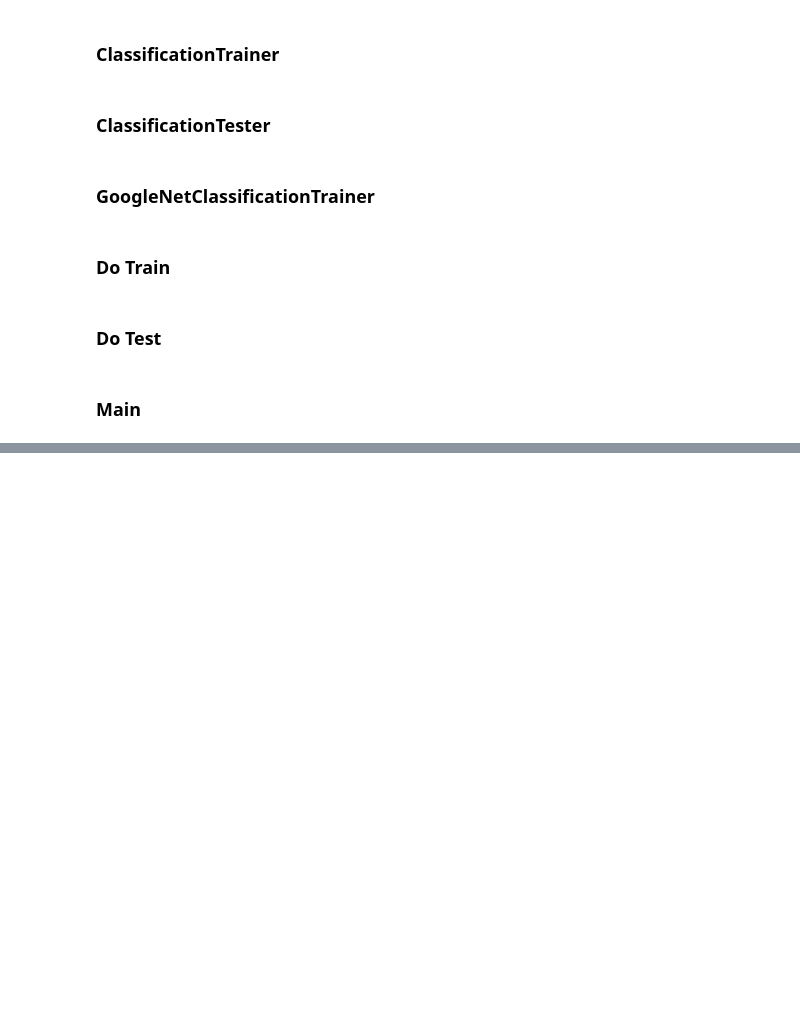
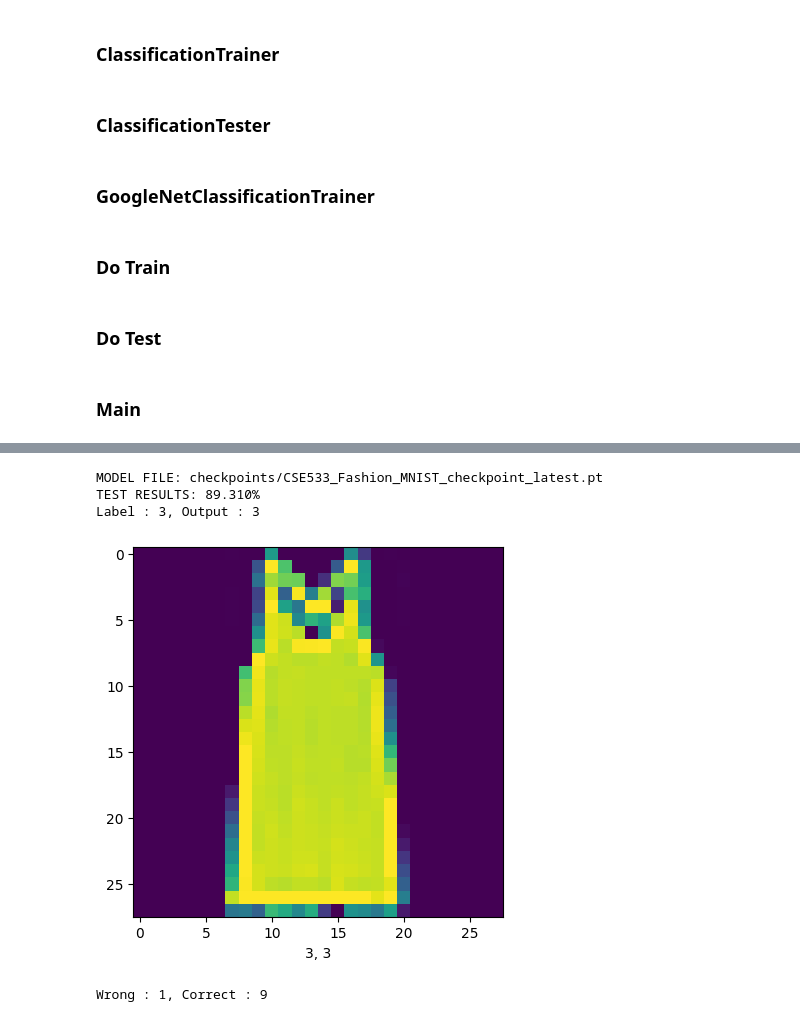
Before and after one commit to SINHS04/CSE533, a Jupyter notebook: Assignment/hw3/homework3.ipynb, the cells around one changed output, grey strips where cells are left out. Saved outputs shown, nothing was run; the diff lists cells and outputs as text; code cells hidden in the pictures; blank space fills up the shorter version.

```diff
--- a/Assignment/hw3/homework3.ipynb
+++ b/Assignment/hw3/homework3.ipynb
@@ -78,7 +79,8 @@ def augment_f_mnist_train(f_mnist_train):
     f_mnist_train_transforms = nn.Sequential(
         transforms.RandomHorizontalFlip(),
         transforms.RandomVerticalFlip(),
-        transforms.RandomCrop([28, 28], padding=4),
+        transforms.CenterCrop([28, 28]),
+        transforms.RandomCrop([28, 28]),
     )
 
     transformed_train_data = []
@@ -97,14 +99,15 @@ def get_f_mnist_train_data():
     f_mnist_train = datasets.FashionMNIST(data_path, train=True, download=True, transform=transforms.ToTensor())
     f_mnist_train, f_mnist_validation = random_split(f_mnist_train, [55_000, 5_000])
 
-    ## augment ##
-    f_mnist_train = augment_f_mnist_train(f_mnist_train)
-    ##############
-
     imgs = [img for img, _ in f_mnist_train]
     imgs = torch.concat(imgs, dim=0)
     mean = imgs.mean(dim=[0, 1, 2])
     std = imgs.std(dim=[0, 1, 2])
+
+    ## augment ##
+    f_mnist_train = augment_f_mnist_train(f_mnist_train)
+    print(len(f_mnist_train))
+    ##############
 
     num_data_loading_workers = get_num_cpu_cores() if is_linux() or is_windows() else 0
 
@@ -572,8 +575,9 @@ def model_train(config):
     device = torch.device("cuda:0" if torch.cuda.is_available() else "cpu")
 
     model = get_googlenet_model()
-    best_path = 'checkpoints/CSE533_Fashion_MNIST_checkpoint_2023-11-18_00-17-29.pt'
-    model.load_state_dict(torch.load(best_path, map_location=torch.device('cpu')))
+    # best_path = 'checkpoints/CSE533_Fashion_MNIST_checkpoint_2023-11-18_00-17-29.pt'
+    # best_path = 'checkpoints/CSE533_Fashion_MNIST_checkpoint_2023-11-18_05-14-41.pt'
+    # model.load_state_dict(torch.load(best_path, map_location=torch.device('cpu')))
     model.to(device)
 
     summary(
@@ -585,7 +589,7 @@ def model_train(config):
     optimizer = optim.Adam(
         model.parameters(),
         lr=wandb.config.learning_rate,
-        weight_decay=0.001
+        weight_decay=config['weight_decay']
     )
 
     classification_trainer = GoogLeNetClassificationTrainer(
@@ -704,0 +739,8 @@ Run summary:
+# %%
+model_test(config, mean, std)
+# %% [output]
+MODEL FILE: checkpoints/CSE533_Fashion_MNIST_checkpoint_latest.pt
+TEST RESULTS: 89.310%
+Label : 3, Output : 3
+[figure, added]
+Wrong : 1, Correct : 9
```
Also changed, not shown: parts of 4 cells of this notebook.
